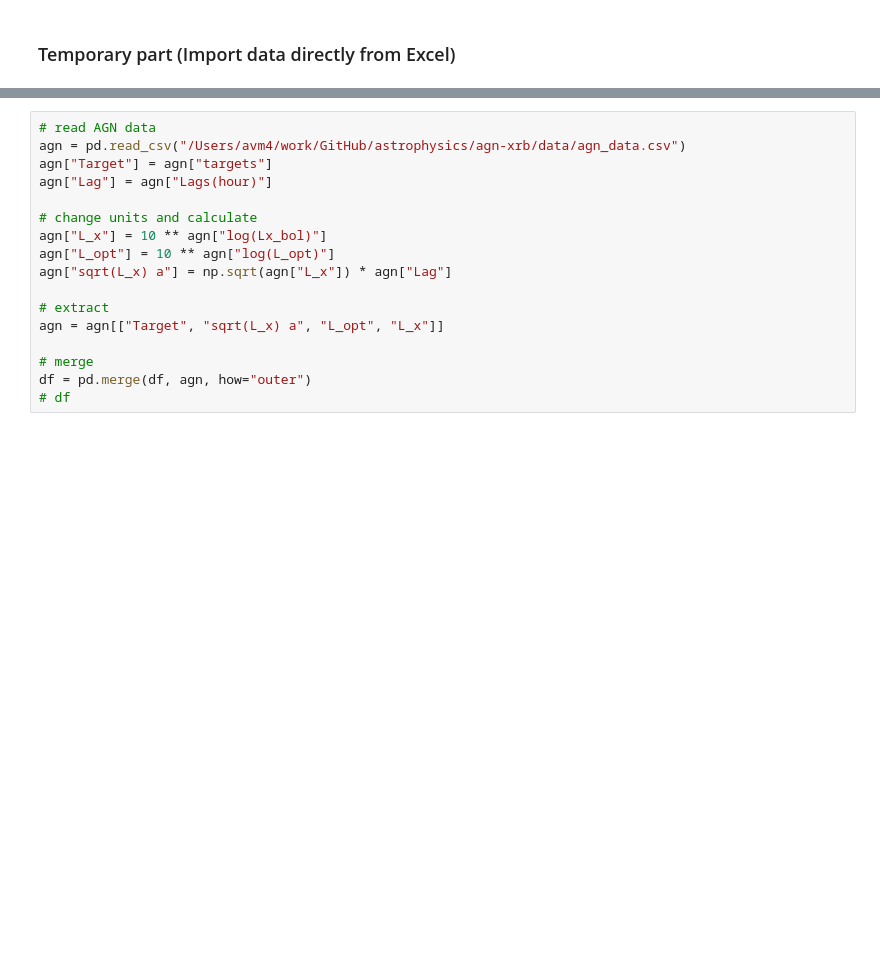
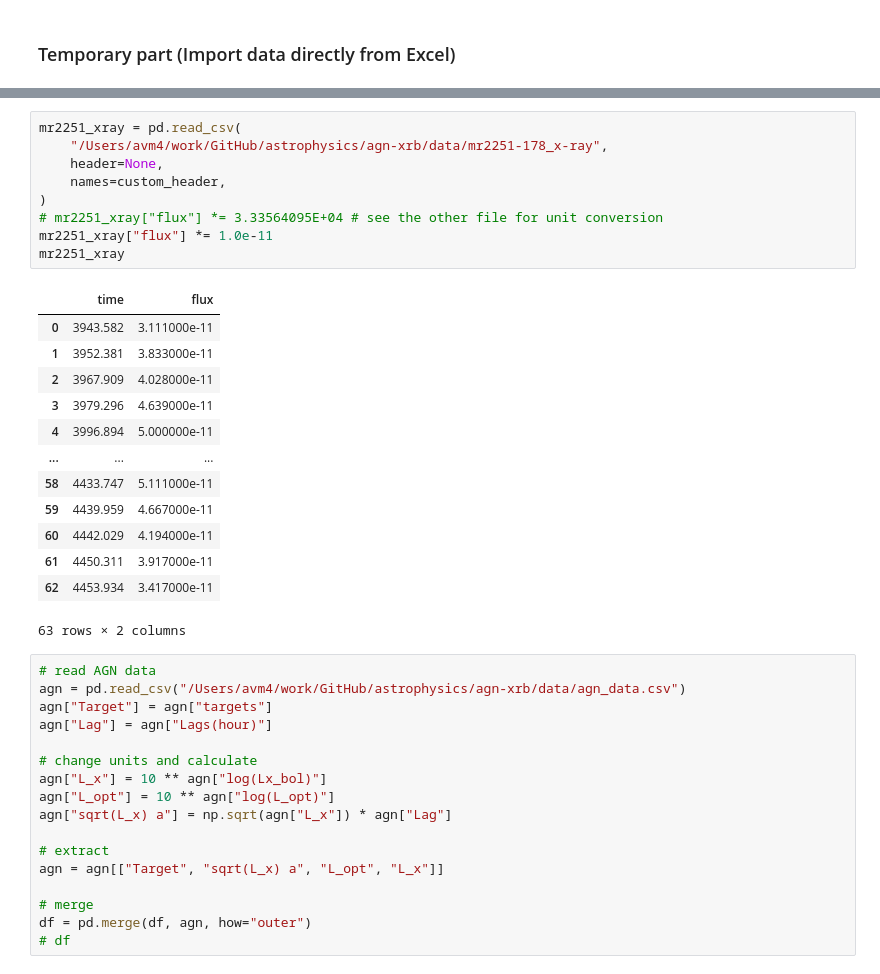
Before and after one commit to changhyun-cho/astrophysics, a Jupyter notebook: agn-xrb/correlations.ipynb, the cells around one changed output, grey strips where cells are left out. Saved outputs shown, nothing was run; the diff lists cells and outputs as text; blank space fills up the shorter version.

```diff
--- a/agn-xrb/correlations.ipynb
+++ b/agn-xrb/correlations.ipynb
@@ -129,3 +160,26 @@ df = pd.merge(df, j1753, how="outer")
+# %%
+mr2251_xray = pd.read_csv(
+    "/Users/avm4/work/GitHub/astrophysics/agn-xrb/data/mr2251-178_x-ray",
+    header=None,
+    names=custom_header,
+)
+# mr2251_xray["flux"] *= 3.33564095E+04 # see the other file for unit conversion
+mr2251_xray["flux"] *= 1.0e-11
+mr2251_xray
+# %% [output]
+|  | time | flux |
+| 0 | 3943.582 | 3.111000e-11 |
+| 1 | 3952.381 | 3.833000e-11 |
+| 2 | 3967.909 | 4.028000e-11 |
+| 3 | 3979.296 | 4.639000e-11 |
+| 4 | 3996.894 | 5.000000e-11 |
+| ... | ... | ... |
+| 58 | 4433.747 | 5.111000e-11 |
+| 59 | 4439.959 | 4.667000e-11 |
+| 60 | 4442.029 | 4.194000e-11 |
+| 61 | 4450.311 | 3.917000e-11 |
+| 62 | 4453.934 | 3.417000e-11 |
+63 rows × 2 columns
 # %%
 # read AGN data
 agn = pd.read_csv("/Users/avm4/work/GitHub/astrophysics/agn-xrb/data/agn_data.csv")
```
Also changed, not shown: parts of 2 cells of this notebook, 1 other file.
